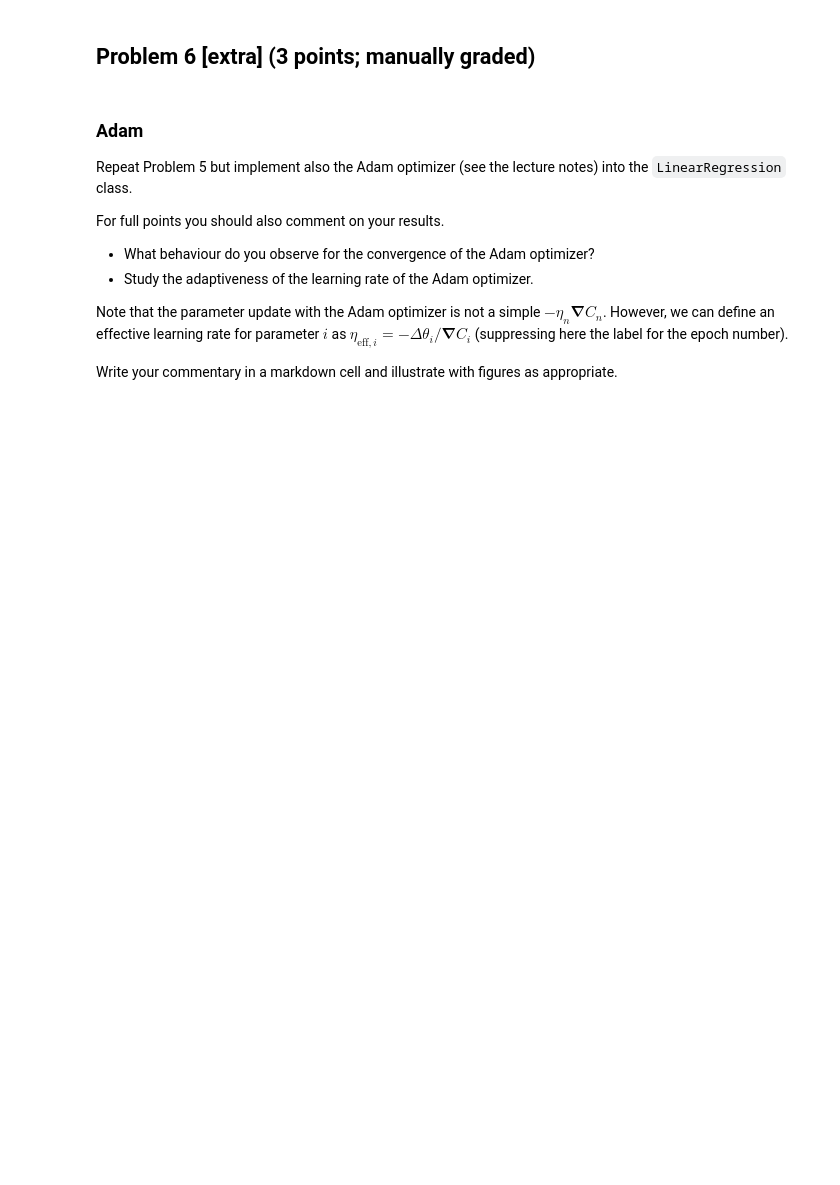
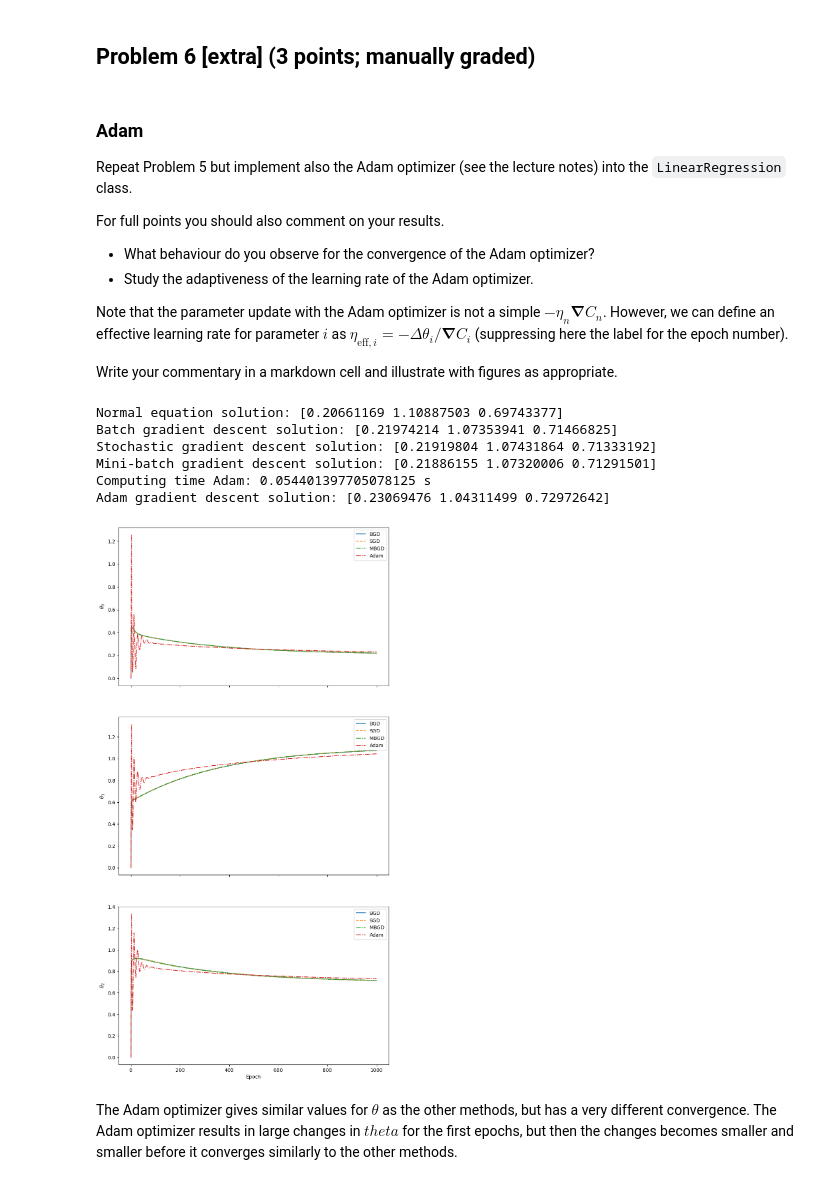
Before and after one commit to Action4/tif285, a Jupyter notebook: doc/pub/ProblemSets/Set1/TIF285_ps1_extra_problems.ipynb, the cells around one changed output. Drawn from its saved outputs; the diff is of its cells as text; code cells hidden in the pictures; blank space fills up the shorter version.

Commit message:
Problem 6. Problem 5 runtime. Comments about results. Finishing.

```diff
--- a/doc/pub/ProblemSets/Set1/TIF285_ps1_extra_problems.ipynb
+++ b/doc/pub/ProblemSets/Set1/TIF285_ps1_extra_problems.ipynb
@@ -526,0 +642,60 @@ ydata = data[:,1]
+# %%
+filename = f'{DATA_ID}PS1_Prob3_data.txt'
+data = np.loadtxt(filename)
+xdata = data[:,0]
+ydata = data[:,1]
+
+#
+# YOUR CODE HERE
+#
+theta_start = np.array([0., 0., 0.,])
+Lin = LinearRegression(xdata, ydata, 3)
+
+print(f'Normal equation solution: {normaleq}')
+print(f'Batch gradient descent solution: {bgd[0].flatten()}')
+print(f'Stochastic gradient descent solution: {sgd[0]}')
+print(f'Mini-batch gradient descent solution: {mbgd[0].flatten()}')
+
+start_time = time.time()
+Adam = Lin.adam_optimize(theta_start, n_epochs=1000, learning_rate=0.01, gamma1=0.9, gamma2=0.999, eps=10e-8)
+
+print(f'Computing time Adam: {time.time()-start_time} s')
+print(f'Adam gradient descent solution: {Adam[0].flatten()}')
+# %% [output]
+Normal equation solution: [0.20661169 1.10887503 0.69743377]
+Batch gradient descent solution: [0.21974214 1.07353941 0.71466825]
+Stochastic gradient descent solution: [0.21919804 1.07431864 0.71333192]
+Mini-batch gradient descent solution: [0.21886155 1.07320006 0.71291501]
+Computing time Adam: 0.054401397705078125 s
+Adam gradient descent solution: [0.23069476 1.04311499 0.72972642]
+# %%
+#
+# YOUR CODE HERE
+#
+epochs = np.linspace(0, n_epochs, n_epochs+1)
+
+fig, ax = plt.subplots(3,1, sharex=True, figsize=(10, 20))
+ax[0].plot(epochs, bgd[1][:,0], label='BGD')
+ax[0].plot(epochs, sgd[1][:,0], linestyle='--', label='SGD')
+ax[0].plot(epochs, mbgd[1][:,0], linestyle='-.', label='MBGD')
+ax[0].plot(epochs, Adam[1][:,0], linestyle='-.', label='Adam')
+ax[1].plot(epochs, bgd[1][:,1], label='BGD')
+ax[1].plot(epochs, sgd[1][:,1], linestyle='--', label='SGD')
+ax[1].plot(epochs, mbgd[1][:,1], linestyle='-.', label='MBGD')
+ax[1].plot(epochs, Adam[1][:,1], linestyle='-.', label='Adam')
+ax[2].plot(epochs, bgd[1][:,2], label='BGD')
+ax[2].plot(epochs, sgd[1][:,2], linestyle='--', label='SGD')
+ax[2].plot(epochs, mbgd[1][:,2], linestyle='-.', label='MBGD')
+ax[2].plot(epochs, Adam[1][:,2], linestyle='-.', label='Adam')
+ax[0].legend()
+ax[1].legend()
+ax[2].legend()
+ax[2].set_xlabel('Epoch')
+ax[0].set_ylabel(r'$\theta_0$')
+ax[1].set_ylabel(r'$\theta_1$')
+ax[2].set_ylabel(r'$\theta_2$')
+plt.show()
+# %% [output]
+[figure, added]
+# %% [markdown]
+The Adam optimizer gives similar values for $\theta$ as the other methods, but has a very different convergence. The Adam optimizer results in large changes in $theta$ for the first epochs, but then the changes becomes smaller and smaller before it converges similarly to the other methods.
```
Also changed, not shown: parts of 12 cells of this notebook, 1 other file.
